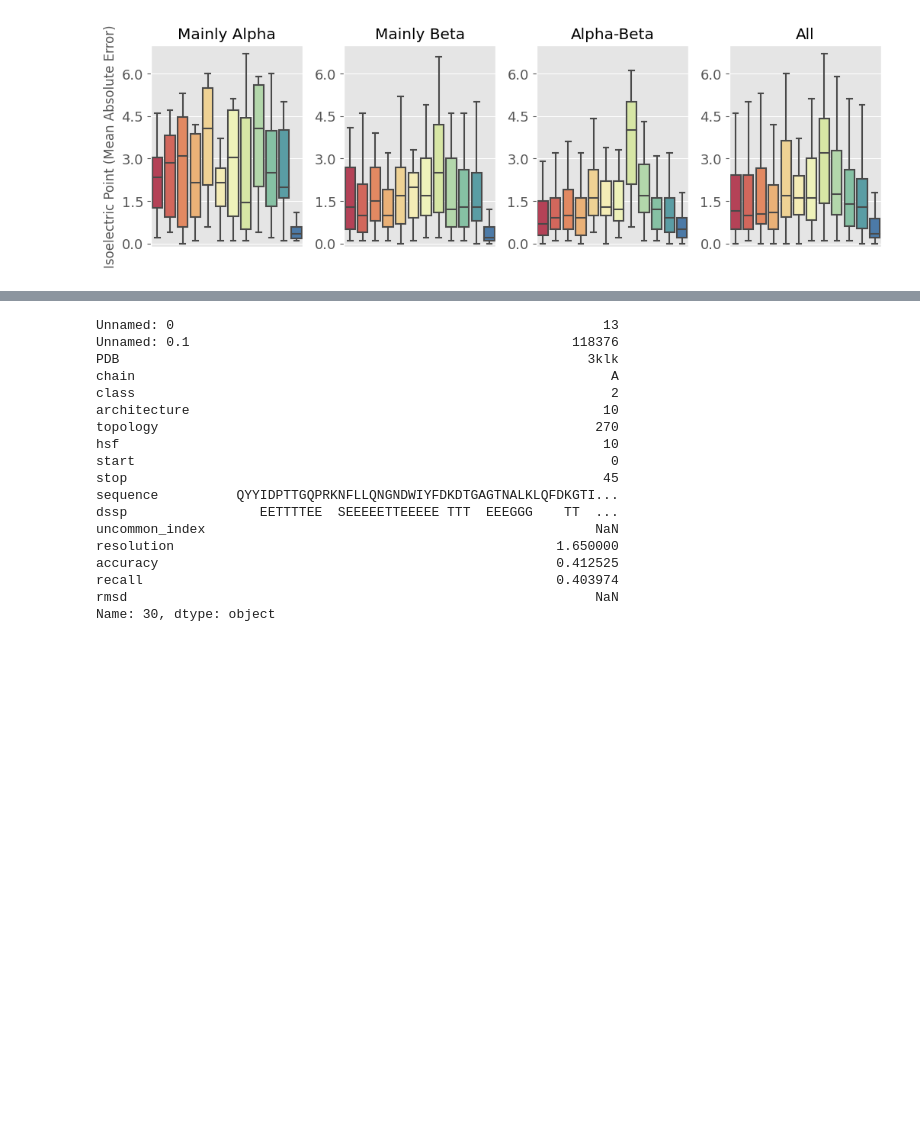
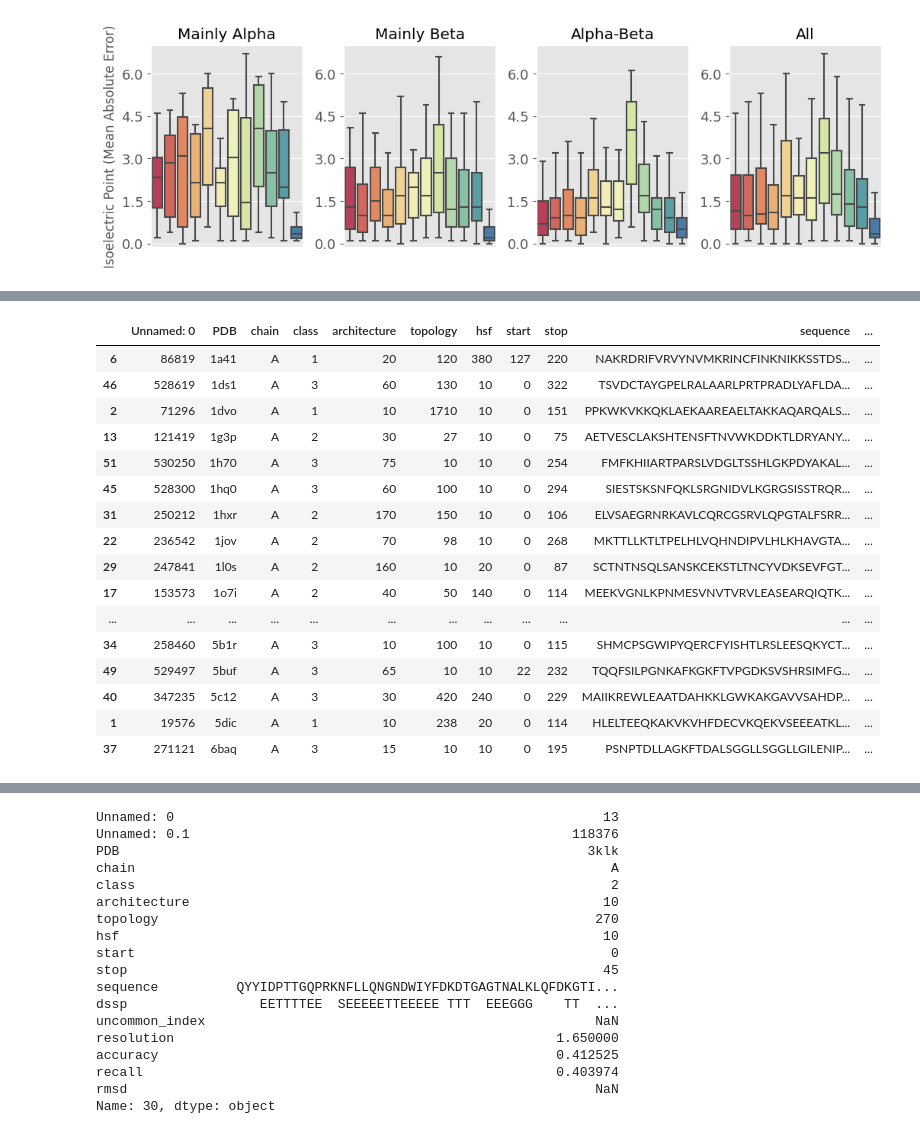
Before and after one commit to wells-wood-research/pdb-compare, a Jupyter notebook: plot_figures.ipynb, the cells around one changed output, grey strips where cells are left out. Saved outputs shown, nothing was run; the diff lists cells and outputs as text; code cells hidden in the pictures; blank space fills up the shorter version.

```diff
--- a/plot_figures.ipynb
+++ b/plot_figures.ipynb
@@ -1025,0 +1189,20 @@ plt.close()
+# %%
+df
+# %% [output]
+|  | Unnamed: 0 | PDB | chain | class | architecture | topology | hsf | start | stop | sequence | ... |
+| 6 | 86819 | 1a41 | A | 1 | 20 | 120 | 380 | 127 | 220 | NAKRDRIFVRVYNVMKRINCFINKNIKKSSTDS... | ... |
+| 46 | 528619 | 1ds1 | A | 3 | 60 | 130 | 10 | 0 | 322 | TSVDCTAYGPELRALAARLPRTPRADLYAFLDA... | ... |
+| 2 | 71296 | 1dvo | A | 1 | 10 | 1710 | 10 | 0 | 151 | PPKWKVKKQKLAEKAAREAELTAKKAQARQALS... | ... |
+| 13 | 121419 | 1g3p | A | 2 | 30 | 27 | 10 | 0 | 75 | AETVESCLAKSHTENSFTNVWKDDKTLDRYANY... | ... |
+| 51 | 530250 | 1h70 | A | 3 | 75 | 10 | 10 | 0 | 254 | FMFKHIIARTPARSLVDGLTSSHLGKPDYAKAL... | ... |
+| 45 | 528300 | 1hq0 | A | 3 | 60 | 100 | 10 | 0 | 294 | SIESTSKSNFQKLSRGNIDVLKGRGSISSTRQR... | ... |
+| 31 | 250212 | 1hxr | A | 2 | 170 | 150 | 10 | 0 | 106 | ELVSAEGRNRKAVLCQRCGSRVLQPGTALFSRR... | ... |
+| 22 | 236542 | 1jov | A | 2 | 70 | 98 | 10 | 0 | 268 | MKTTLLKTLTPELHLVQHNDIPVLHLKHAVGTA... | ... |
+| 29 | 247841 | 1l0s | A | 2 | 160 | 10 | 20 | 0 | 87 | SCTNTNSQLSANSKCEKSTLTNCYVDKSEVFGT... | ... |
+| 17 | 153573 | 1o7i | A | 2 | 40 | 50 | 140 | 0 | 114 | MEEKVGNLKPNMESVNVTVRVLEASEARQIQTK... | ... |
+| ... | ... | ... | ... | ... | ... | ... | ... | ... | ... | ... | ... |
+| 34 | 258460 | 5b1r | A | 3 | 10 | 100 | 10 | 0 | 115 | SHMCPSGWIPYQERCFYISHTLRSLEESQKYCT... | ... |
+| 49 | 529497 | 5buf | A | 3 | 65 | 10 | 10 | 22 | 232 | TQQFSILPGNKAFKGKFTVPGDKSVSHRSIMFG... | ... |
+| 40 | 347235 | 5c12 | A | 3 | 30 | 420 | 240 | 0 | 229 | MAIIKREWLEAATDAHKKLGWKAKGAVVSAHDP... | ... |
+| 1 | 19576 | 5dic | A | 1 | 10 | 238 | 20 | 0 | 114 | HLELTEEQKAKVKVHFDECVKQEKVSEEEATKL... | ... |
+| 37 | 271121 | 6baq | A | 3 | 15 | 10 | 10 | 0 | 195 | PSNPTDLLAGKFTDALSGGLLSGGLLGILENIP... | ... |
```
Also changed, not shown: parts of 19 cells of this notebook.
